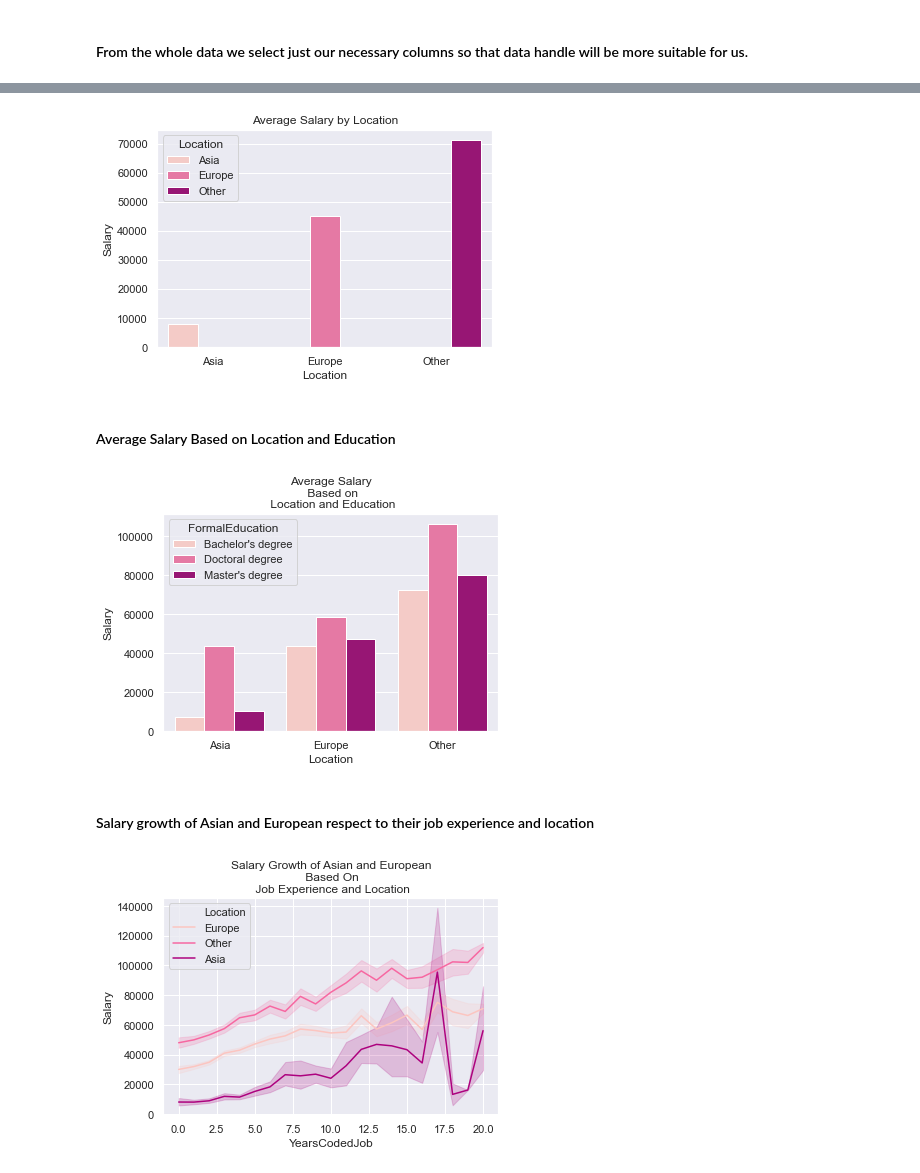
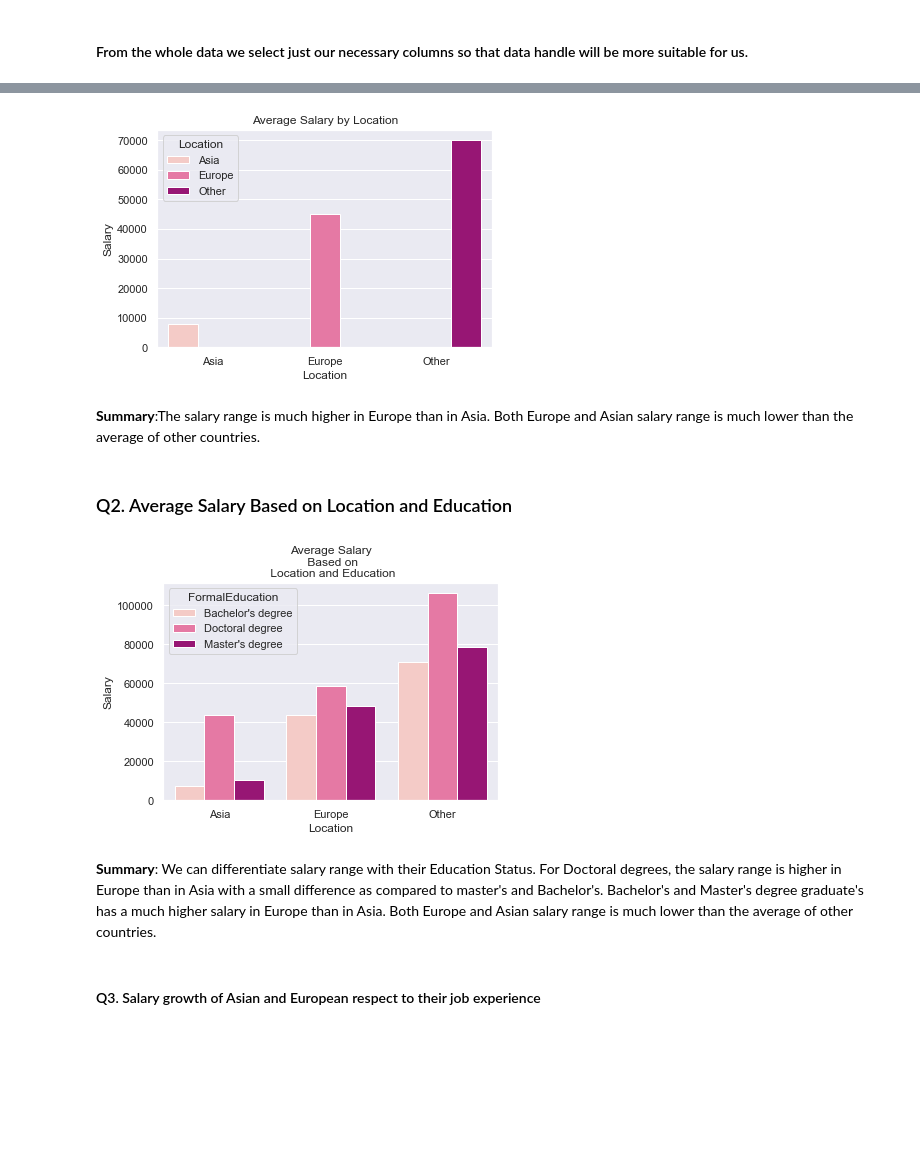
Before and after one commit to albokhitan/First-Data-Science-Blog-Post, a Jupyter notebook: Data Scientist Blog Post.ipynb, the cells around one changed output, grey strips where cells are left out. Drawn from its saved outputs; the diff is of its cells as text; code cells hidden in the pictures; blank space fills up the shorter version.

```diff
--- a/Data Scientist Blog Post.ipynb
+++ b/Data Scientist Blog Post.ipynb
@@ -47,9 +73,9 @@ plt.title("Education Status ");
 #### From the whole data we select just our necessary columns so that data handle will be more suitable for us.
 # %%
 # Select Useful columns for find out result
-columns = ['Country', 'YearsCodedJob', 'FormalEducation', 'Salary']
+columns = ['Country', 'YearsProgram', 'FormalEducation', 'Salary']
 pd.DataFrame(df.query("Professional == 'Professional developer' and EmploymentStatus == 'Employed full-time'"))[columns]
-data = data[columns]
+data = df[columns]
 
 data.head()
 # %% [output]
@@ -120,27 +154,24 @@ Other     1606.513024
 Name: Salary, dtype: float64
 # %%
-
-plot_salary = salary.groupby(['Location'])['Salary'].median().reset_index()
+plot_salary = data.groupby(['Location'])['Salary'].median().reset_index()
 sns.barplot(x = 'Location', y = 'Salary', data = plot_salary, hue = 'Location', palette = 'RdPu')
 plt.title('Average Salary by Location');
 plt.show()
 # %% [output]
-[figure, old version]
+[figure, new version]
+# %% [markdown]
+**Summary**:The salary range is much higher in Europe than in Asia. Both Europe and Asian salary range is much lower than the average of other countries.
 # %% [markdown]
-#### Average Salary Based on Location and Education
+### Q2. Average Salary Based on Location and Education
 # %%
-combine = salary.copy()
+combine = data.copy()
 combine = combine[combine['FormalEducation'].isin(["Bachelor's degree","Master's degree",'Doctoral degree'])]
 combine_plot = combine.groupby(['Location','FormalEducation'])['Salary'].median().reset_index()
 sns.barplot(x = 'Location', y = 'Salary', hue = 'FormalEducation', palette = 'RdPu', data = combine_plot)
 plt.title('Average Salary\n Based on\n Location and Education');
 # %% [output]
-[figure, old version]
+[figure, new version]
+# %% [markdown]
+**Summary**: We can differentiate salary range with their Education Status. For Doctoral degrees, the salary range is higher in Europe than in Asia with a small difference as compared to master's and Bachelor's. Bachelor's and Master's degree graduate's has a much higher salary in Europe than in Asia. Both Europe and Asian salary range is much lower than the average of other countries.
 # %% [markdown]
-#### Salary growth of Asian and European respect to their job experience and location
+#### Q3. Salary growth of Asian and European respect to their job experience
-# %%
-data.groupby(['Location','YearsCodedJob'])['Salary'].median().reset_index()
-sns.lineplot(x = 'YearsCodedJob', y = 'Salary', data = data, hue = 'Location', palette = 'RdPu')
-plt.title('Salary Growth of Asian and European\n Based On\n Job Experience and Location');
-# %% [output]
-[figure, removed]
```
Also changed, not shown: parts of 16 cells of this notebook, 1 other file.
